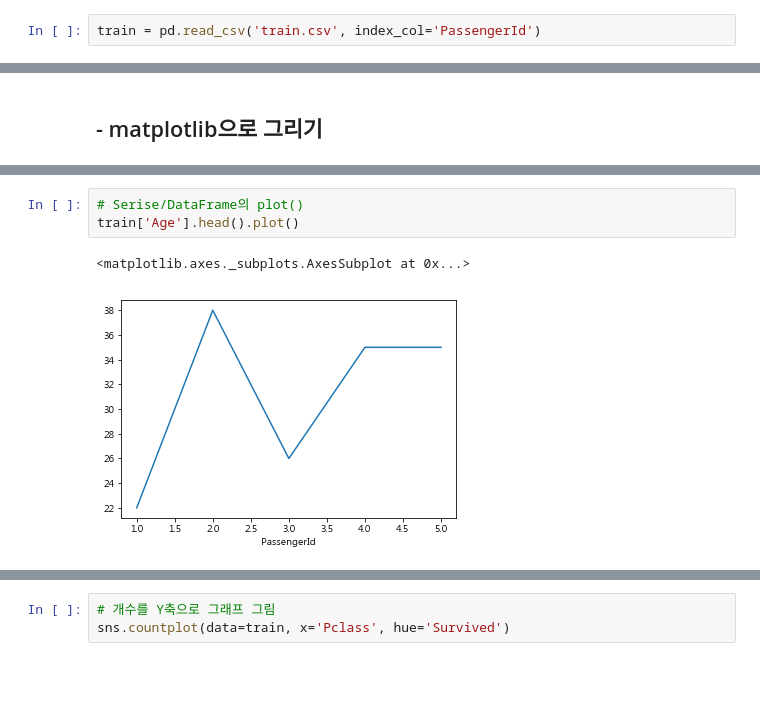
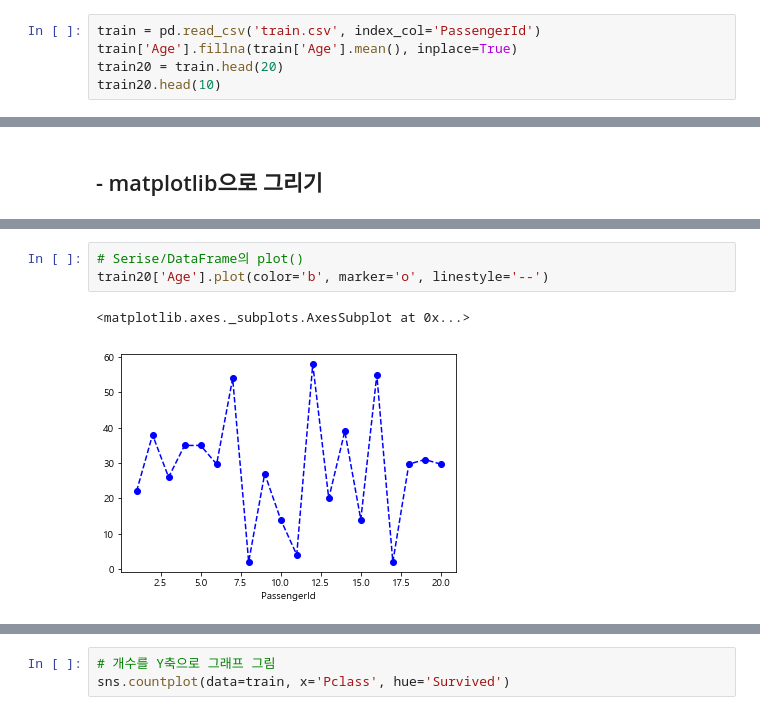
Before and after one commit to kinonia/python-note, a Jupyter notebook: 21.visualization-demo.ipynb, the cells around one changed output, grey strips where cells are left out. Saved outputs shown, nothing was run; the diff lists cells and outputs as text; blank space fills up the shorter version.

```diff
--- a/21.visualization-demo.ipynb
+++ b/21.visualization-demo.ipynb
@@ -7,2 +8,5 @@ import pandas as pd
 # %%
 train = pd.read_csv('train.csv', index_col='PassengerId')
+train['Age'].fillna(train['Age'].mean(), inplace=True)
+train20 = train.head(20)
+train20.head(10)
@@ -48,6 +51,6 @@ plt.legend()
 # %%
 # Serise/DataFrame의 plot()
-train['Age'].head().plot()
+train20['Age'].plot(color='b', marker='o', linestyle='--')
 # %% [output]
 <matplotlib.axes._subplots.AxesSubplot at 0x...>
-[figure, old version]
+[figure, new version]
```
Also changed, not shown: parts of 38 cells of this notebook, 1 other file.
